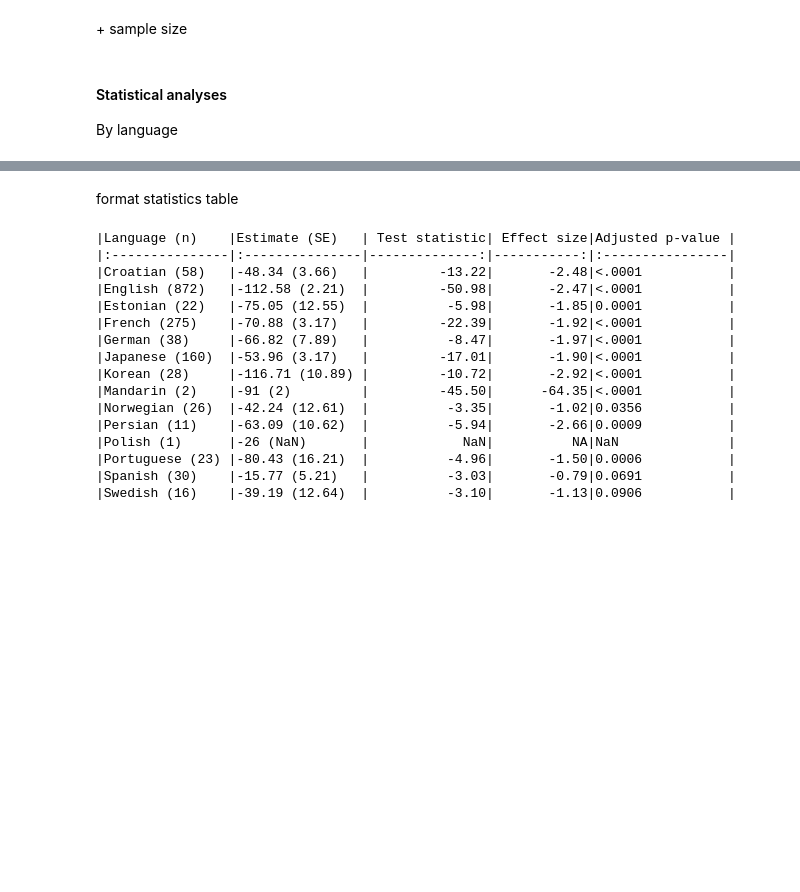
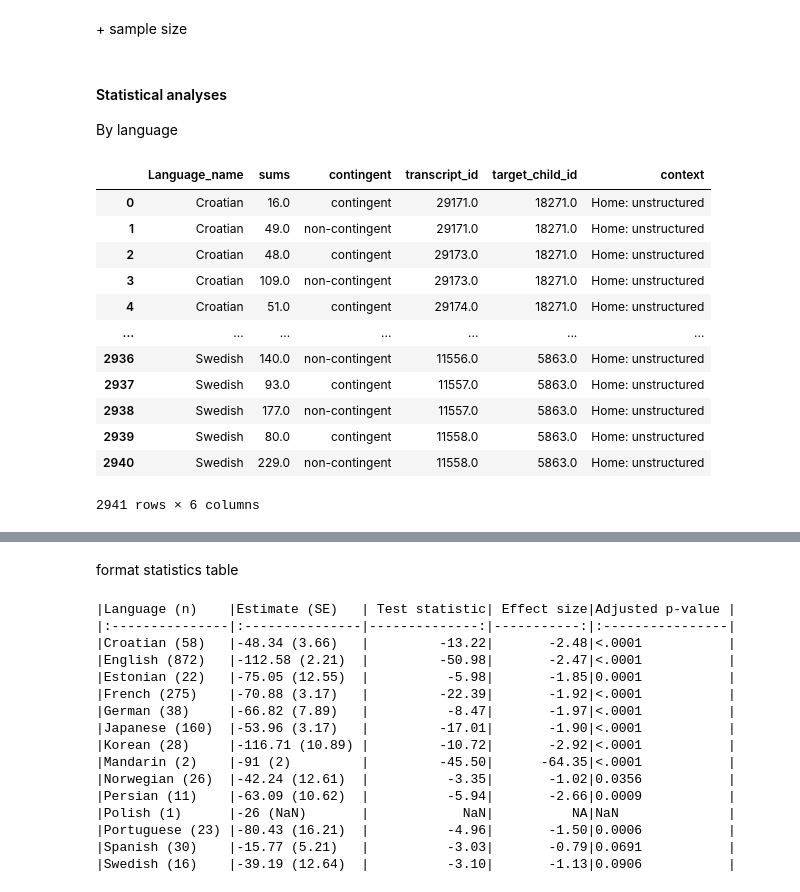
Before and after one commit to selmling/Natural-Statistics-Cross-linguistic-Public-Repo, a Jupyter notebook: analysis/rand_LexDiv.ipynb, the cells around one changed output, grey strips where cells are left out. Saved outputs shown, nothing was run; the diff lists cells and outputs as text; code cells hidden in the pictures; blank space fills up the shorter version.

Commit message:
control for context attempt

```diff
--- a/analysis/rand_LexDiv.ipynb
+++ b/analysis/rand_LexDiv.ipynb
@@ -106,7 +106,7 @@ print(age_range.to_markdown())
 |  2 | mean   | 19.033   |
 |  3 | stdev  |  6.75331 |
 # %%
-rand_lex_stats = (rand_dat_inc_cg.groupby(["Language_name","target_child_id","transcript_id","contingent"])
+rand_lex_stats = (rand_dat_inc_cg.groupby(["Language_name","target_child_id","transcript_id","contingent", 'context'])
                                   .uniquenss
                                   .agg(["sum"])
                                   .reset_index())
@@ -370,6 +370,22 @@ ggsave("../figures/lexical_diversity_rand_eff_n.pdf", width = 11.7, height = 6.2
 
 By language
 # %%
-rand_lex_sumstats = rand_lex_sumstats[['Language_name','sums','contingent','transcript_id','target_child_id']]
+rand_lex_sumstats = rand_lex_sumstats[['Language_name','sums','contingent','transcript_id','target_child_id', 'context']]
 
 rand_dat_inc_cg_count = rand_dat_inc_cg[['Language_name','transcript_id','target_child_id']]
+# %%
+rand_lex_sumstats
+# %% [output]
+|  | Language_name | sums | contingent | transcript_id | target_child_id | context |
+| 0 | Croatian | 16.0 | contingent | 29171.0 | 18271.0 | Home: unstructured |
+| 1 | Croatian | 49.0 | non-contingent | 29171.0 | 18271.0 | Home: unstructured |
+| 2 | Croatian | 48.0 | contingent | 29173.0 | 18271.0 | Home: unstructured |
+| 3 | Croatian | 109.0 | non-contingent | 29173.0 | 18271.0 | Home: unstructured |
+| 4 | Croatian | 51.0 | contingent | 29174.0 | 18271.0 | Home: unstructured |
+| ... | ... | ... | ... | ... | ... | ... |
+| 2936 | Swedish | 140.0 | non-contingent | 11556.0 | 5863.0 | Home: unstructured |
+| 2937 | Swedish | 93.0 | contingent | 11557.0 | 5863.0 | Home: unstructured |
+| 2938 | Swedish | 177.0 | non-contingent | 11557.0 | 5863.0 | Home: unstructured |
+| 2939 | Swedish | 80.0 | contingent | 11558.0 | 5863.0 | Home: unstructured |
+| 2940 | Swedish | 229.0 | non-contingent | 11558.0 | 5863.0 | Home: unstructured |
+2941 rows × 6 columns
```
Also changed, not shown: parts of 4 cells of this notebook, 5 other files.
